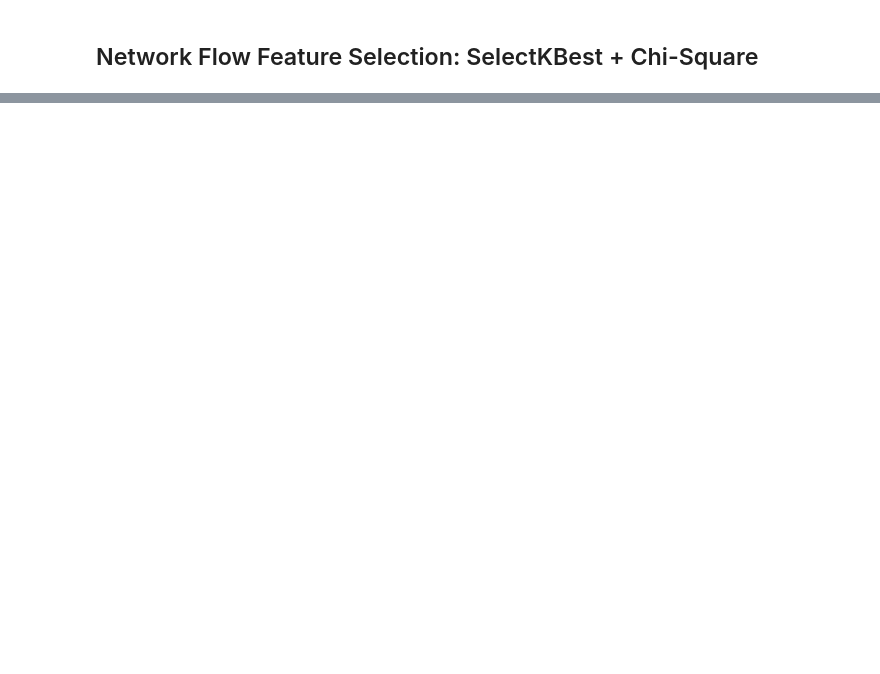
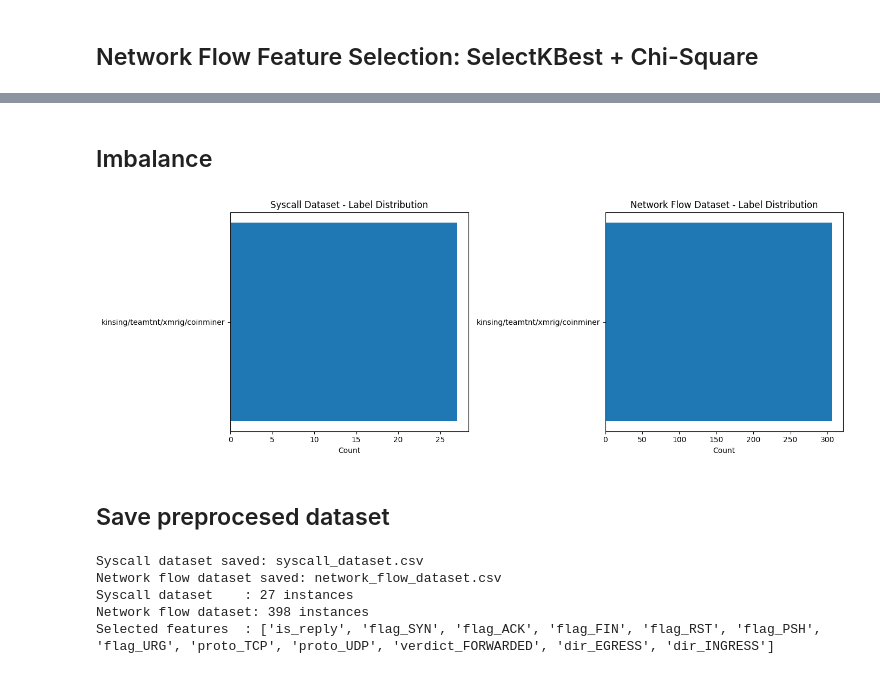
Before and after one commit to danielcristho/K-WATCH, a Jupyter notebook: feature_engineering/pre_processing.ipynb, the cells around one changed output, grey strips where cells are left out. Cells and saved outputs as stored; diff of their text form; code cells hidden in the pictures; blank space fills up the shorter version.

```diff
--- a/feature_engineering/pre_processing.ipynb
+++ b/feature_engineering/pre_processing.ipynb
@@ -135,13 +135,12 @@ LABEL_MAP = {
 
 LABEL_NAMES = {
     0: "mirai", # botnet
-    1: "kinsing/teamtnt/xmrig", # miner
+    1: "kinsing/teamtnt/xmrig/coinminer", # miner
     2: "agent", # trojan
-    3: "coinminer", # miner
-    4: "mariadb",
-    5: "media-streaming",
-    6: "memcached",
-    7: "web-serving/web-serving-db"
+    3: "mariadb",
+    4: "media-streaming",
+    5: "memcached",
+    6: "web-serving/web-serving-db"
 }
 
 NAMESPACE = ['malicious', 'benign', 'benign-workload']
@@ -587,0 +644,51 @@ Selected top 11 features:
+# %% [markdown]
+## Imbalance
+# %%
+fig, axes = plt.subplots(1, 2, figsize=(14, 5))
+
+# Syscall
+syscall_counts = y_syscall.map(LABEL_NAMES).value_counts()
+axes[0].barh(syscall_counts.index, syscall_counts.values)
+axes[0].set_title('Syscall Dataset - Label Distribution')
+axes[0].set_xlabel('Count')
+
+# Network flow
+flow_counts = pd.Series(y_flow).map(LABEL_NAMES).value_counts()
+axes[1].barh(flow_counts.index, flow_counts.values)
+axes[1].set_title('Network Flow Dataset - Label Distribution')
+axes[1].set_xlabel('Count')
+
+plt.tight_layout()
+plt.savefig('output/label_distribution.png', dpi=150)
+plt.show()
+# %% [output]
+[figure, added]
+# %% [markdown]
+## Save preprocesed dataset
+# %%
+# Save syscall dataset
+syscall_valid.to_csv('dataset/syscall_dataset.csv', index=False)
+print('Syscall dataset saved: syscall_dataset.csv')
+
+# Save network flow dataset
+flow_df_selected = pd.DataFrame(
+    X_flow_selected,
+    columns=selected_features
+)
+flow_df_selected['label'] = y_flow.values
+flow_df_selected.to_csv('dataset/network_flow_dataset.csv', index=False)
+print('Network flow dataset saved: network_flow_dataset.csv')
+
+# Save selector & scaler untuk IDS pipeline
+joblib.dump(selector, 'dataset/feature_selector.pkl')
+joblib.dump(selected_features, 'dataset/selected_features.pkl')
+
+print(f'Syscall dataset    : {len(syscall_valid)} instances')
+print(f'Network flow dataset: {len(flow_df_selected)} instances')
+print(f'Selected features  : {selected_features}')
+# %% [output]
+Syscall dataset saved: syscall_dataset.csv
+Network flow dataset saved: network_flow_dataset.csv
+Syscall dataset    : 27 instances
+Network flow dataset: 398 instances
+Selected features  : ['is_reply', 'flag_SYN', 'flag_ACK', 'flag_FIN', 'flag_RST', 'flag_PSH', 'flag_URG', 'proto_TCP', 'proto_UDP', 'verdict_FORWARDED', 'dir_EGRESS', 'dir_INGRESS']
```
Also changed, not shown: parts of 13 cells of this notebook, 11 other files.
